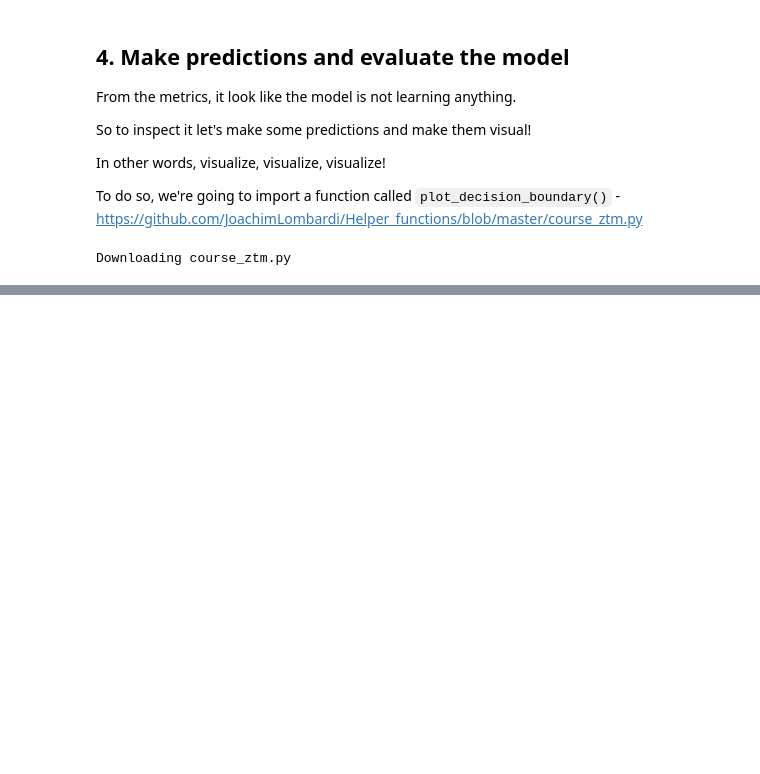
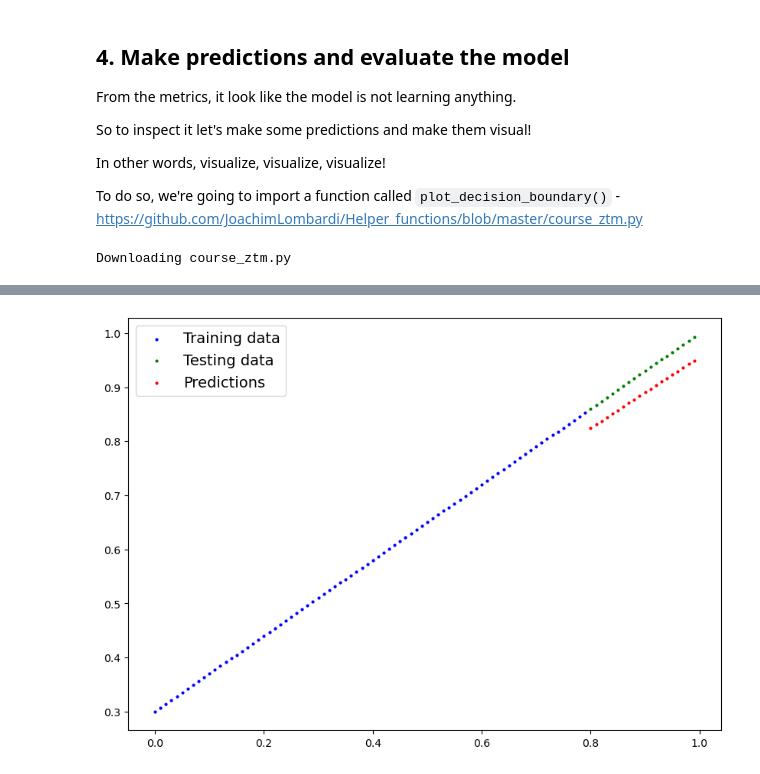
Before and after one commit to JoachimLombardi/Portfolio, a Jupyter notebook: Deep Learning/PyTorch/02_neural_network_classification_with_pytorch_video.ipynb, the cells around one changed output, grey strips where cells are left out. Saved outputs shown, nothing was run; the diff lists cells and outputs as text; code cells hidden in the pictures; blank space fills up the shorter version.

```diff
--- a/Deep Learning/PyTorch/02_neural_network_classification_with_pytorch_video.ipynb
+++ b/Deep Learning/PyTorch/02_neural_network_classification_with_pytorch_video.ipynb
@@ -409,0 +602,14 @@ plot_decision_boundary(model_0, X_test, y_test)
+# %%
+# Turn on the inference mode
+model_2.eval()
+
+# Make predictions (inference)
+with torch.inference_mode():
+    y_preds = model_2(X_test_regression)
+plot_predictions(X_train_regression,
+                 y_train_regression,
+                 X_test_regression,
+                 y_test_regression,
+                 predictions=y_preds)
+# %% [output]
+[figure, added]
```
Also changed, not shown: parts of 36 cells of this notebook, 3 other files.
